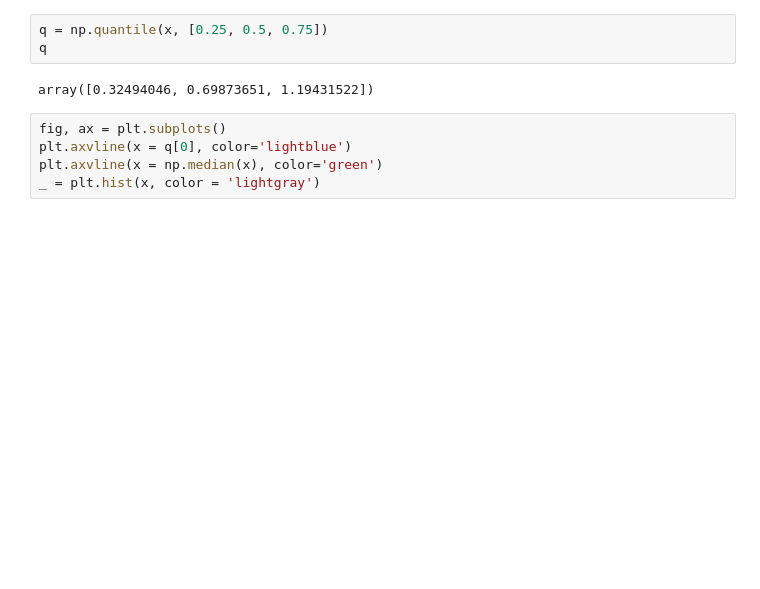
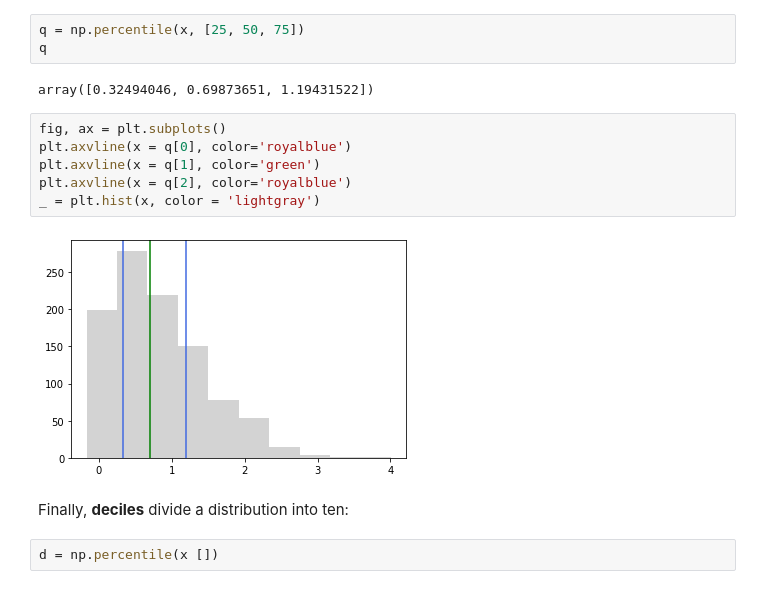
Before and after one commit to jonkrohn/ML-foundations, a Jupyter notebook: notebooks/5-probability.ipynb, the cells around one changed output. Cells and saved outputs as stored; diff of their text form; blank space fills up the shorter version.

```diff
--- a/notebooks/5-probability.ipynb
+++ b/notebooks/5-probability.ipynb
@@ -369,12 +389,19 @@ Generally speaking, quantiles divide up distributions and the most useful are:
 # %% [markdown]
 **Quartiles**, as their name suggests, are quantiles that divide a distribution into quarters: at the 25th percentile, the median (a.k.a. the 50th percentile), and the 75th percentile:
 # %%
-q = np.quantile(x, [0.25, 0.5, 0.75])
+q = np.percentile(x, [25, 50, 75])
 q
 # %% [output]
 array([0.32494046, 0.69873651, 1.19431522])
 # %%
 fig, ax = plt.subplots()
-plt.axvline(x = q[0], color='lightblue')
-plt.axvline(x = np.median(x), color='green')
+plt.axvline(x = q[0], color='royalblue')
+plt.axvline(x = q[1], color='green')
+plt.axvline(x = q[2], color='royalblue')
 _ = plt.hist(x, color = 'lightgray')
+# %% [output]
+[figure, added]
+# %% [markdown]
+Finally, **deciles** divide a distribution into ten:
+# %%
+d = np.percentile(x [])
```
Also changed, not shown: parts of 5 cells of this notebook.
